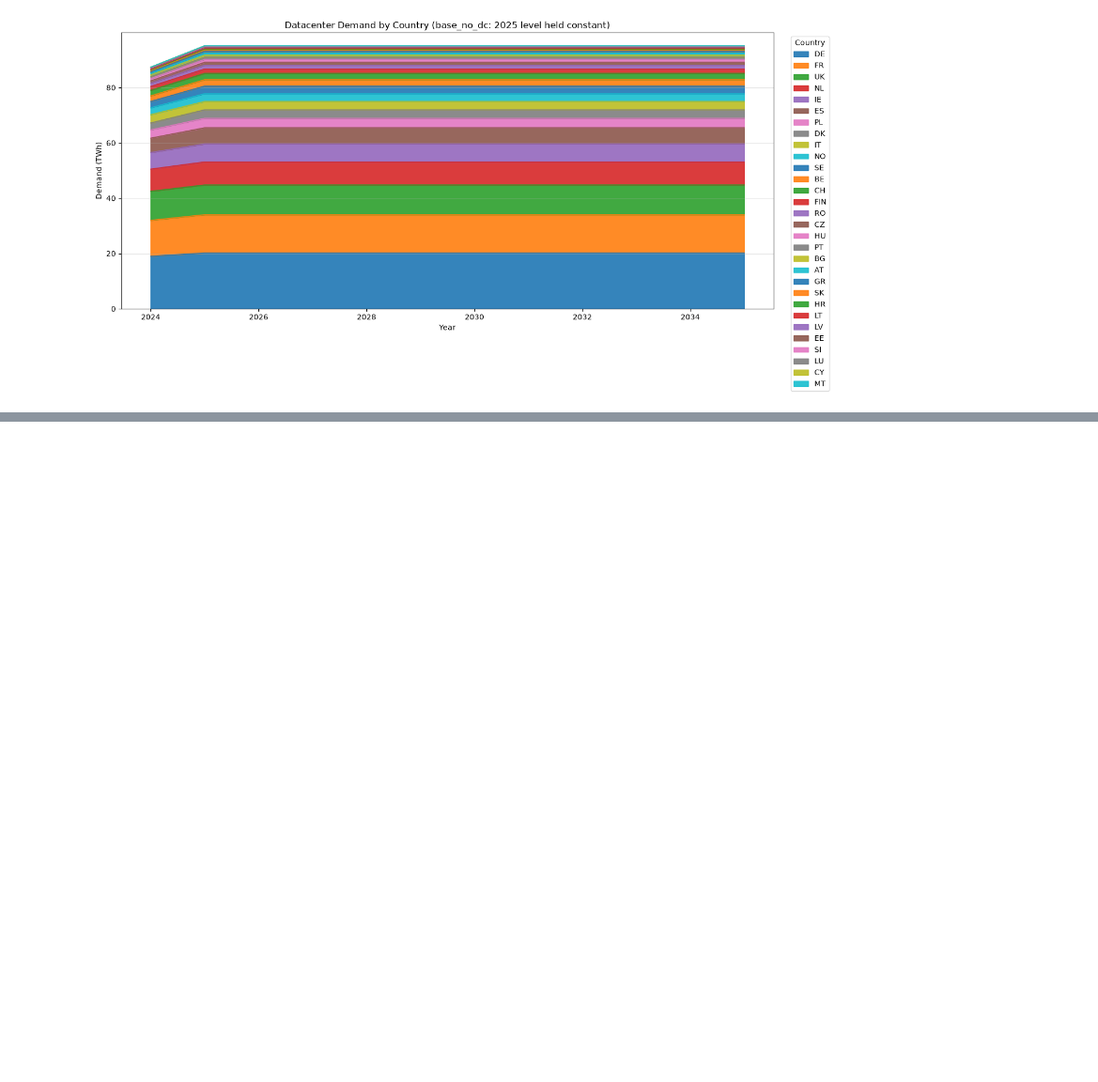
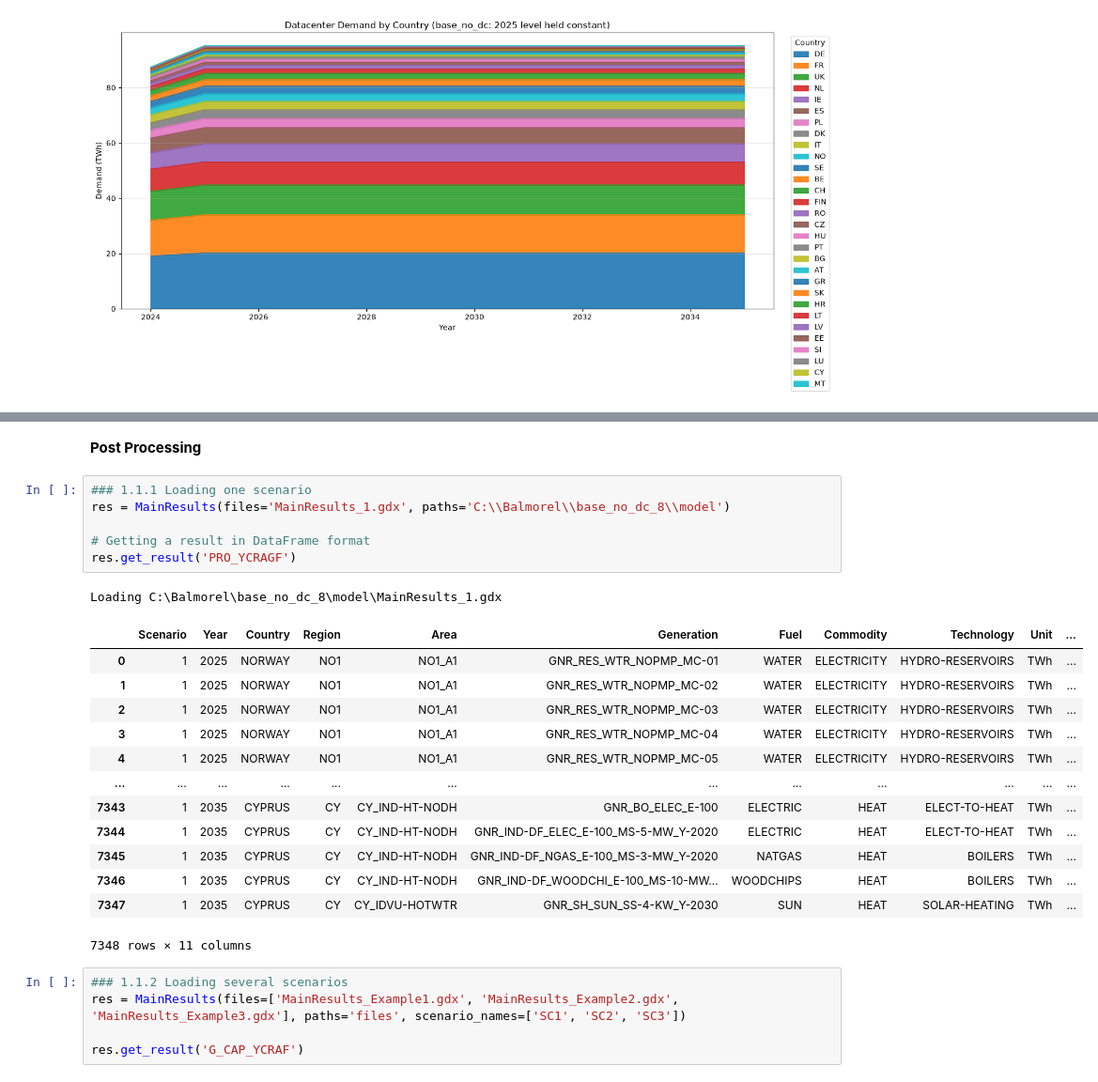
Before and after one commit to giuliadad/Balmorel, a Jupyter notebook: NOTEBOOK_Data_handling.ipynb, the cells around one changed output, grey strips where cells are left out. Shown at 94% size. Saved outputs shown, nothing was run; the diff lists cells and outputs as text; blank space fills up the shorter version.

```diff
--- a/NOTEBOOK_Data_handling.ipynb
+++ b/NOTEBOOK_Data_handling.ipynb
@@ -555,0 +573,28 @@ plt.show()
+# %% [markdown]
+**Post Processing**
+# %%
+### 1.1.1 Loading one scenario
+res = MainResults(files='MainResults_1.gdx', paths='C:\\Balmorel\\base_no_dc_8\\model')
+
+# Getting a result in DataFrame format
+res.get_result('PRO_YCRAGF')
+# %% [output]
+Loading C:\Balmorel\base_no_dc_8\model\MainResults_1.gdx
+|  | Scenario | Year | Country | Region | Area | Generation | Fuel | Commodity | Technology | Unit | ... |
+| 0 | 1 | 2025 | NORWAY | NO1 | NO1_A1 | GNR_RES_WTR_NOPMP_MC-01 | WATER | ELECTRICITY | HYDRO-RESERVOIRS | TWh | ... |
+| 1 | 1 | 2025 | NORWAY | NO1 | NO1_A1 | GNR_RES_WTR_NOPMP_MC-02 | WATER | ELECTRICITY | HYDRO-RESERVOIRS | TWh | ... |
+| 2 | 1 | 2025 | NORWAY | NO1 | NO1_A1 | GNR_RES_WTR_NOPMP_MC-03 | WATER | ELECTRICITY | HYDRO-RESERVOIRS | TWh | ... |
+| 3 | 1 | 2025 | NORWAY | NO1 | NO1_A1 | GNR_RES_WTR_NOPMP_MC-04 | WATER | ELECTRICITY | HYDRO-RESERVOIRS | TWh | ... |
+| 4 | 1 | 2025 | NORWAY | NO1 | NO1_A1 | GNR_RES_WTR_NOPMP_MC-05 | WATER | ELECTRICITY | HYDRO-RESERVOIRS | TWh | ... |
+| ... | ... | ... | ... | ... | ... | ... | ... | ... | ... | ... | ... |
+| 7343 | 1 | 2035 | CYPRUS | CY | CY_IND-HT-NODH | GNR_BO_ELEC_E-100 | ELECTRIC | HEAT | ELECT-TO-HEAT | TWh | ... |
+| 7344 | 1 | 2035 | CYPRUS | CY | CY_IND-HT-NODH | GNR_IND-DF_ELEC_E-100_MS-5-MW_Y-2020 | ELECTRIC | HEAT | ELECT-TO-HEAT | TWh | ... |
+| 7345 | 1 | 2035 | CYPRUS | CY | CY_IND-HT-NODH | GNR_IND-DF_NGAS_E-100_MS-3-MW_Y-2020 | NATGAS | HEAT | BOILERS | TWh | ... |
+| 7346 | 1 | 2035 | CYPRUS | CY | CY_IND-HT-NODH | GNR_IND-DF_WOODCHI_E-100_MS-10-MW... | WOODCHIPS | HEAT | BOILERS | TWh | ... |
+| 7347 | 1 | 2035 | CYPRUS | CY | CY_IDVU-HOTWTR | GNR_SH_SUN_SS-4-KW_Y-2030 | SUN | HEAT | SOLAR-HEATING | TWh | ... |
+7348 rows × 11 columns
+# %%
+### 1.1.2 Loading several scenarios
+res = MainResults(files=['MainResults_Example1.gdx', 'MainResults_Example2.gdx', 'MainResults_Example3.gdx'], paths='files', scenario_names=['SC1', 'SC2', 'SC3'])
+
+res.get_result('G_CAP_YCRAF')
```
Also changed, not shown: parts of 4 cells of this notebook.
